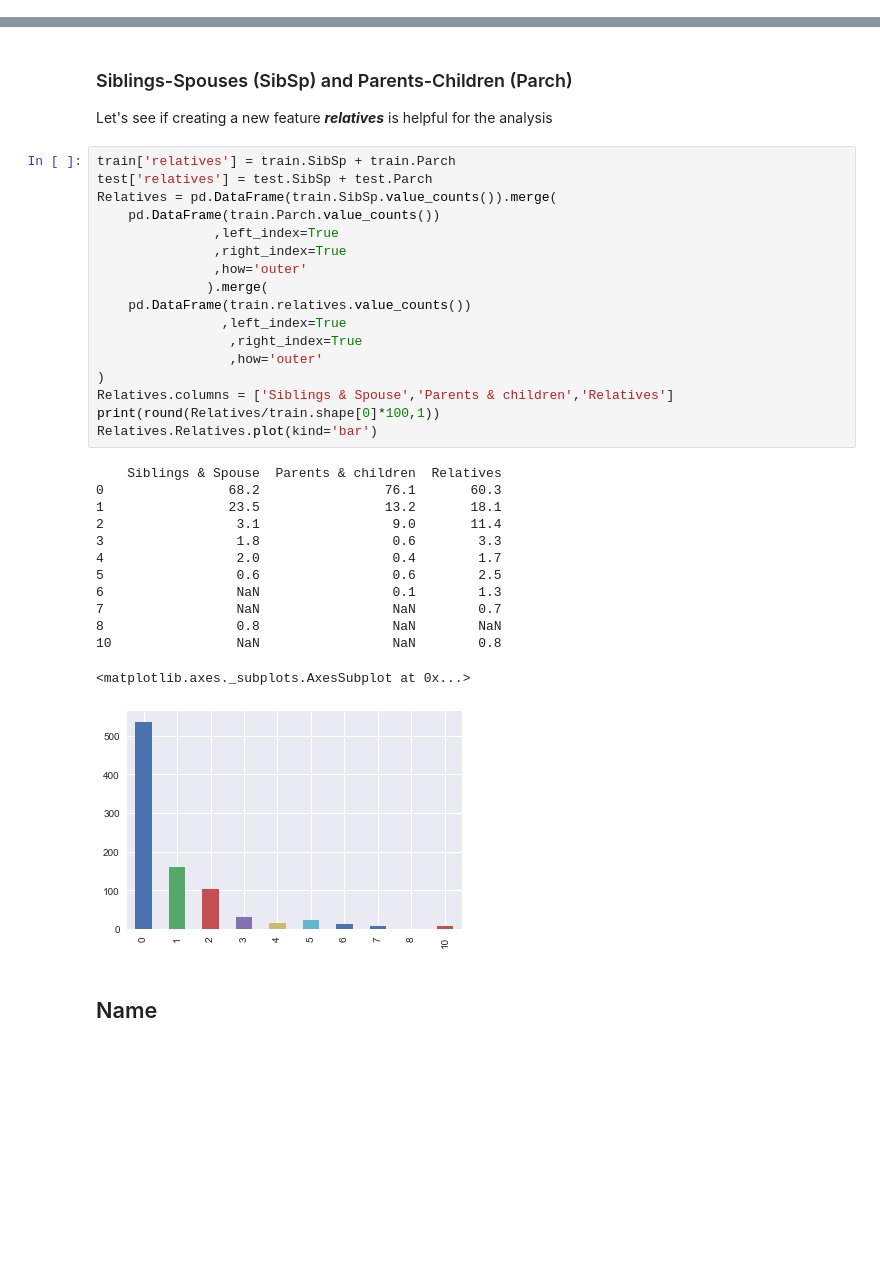
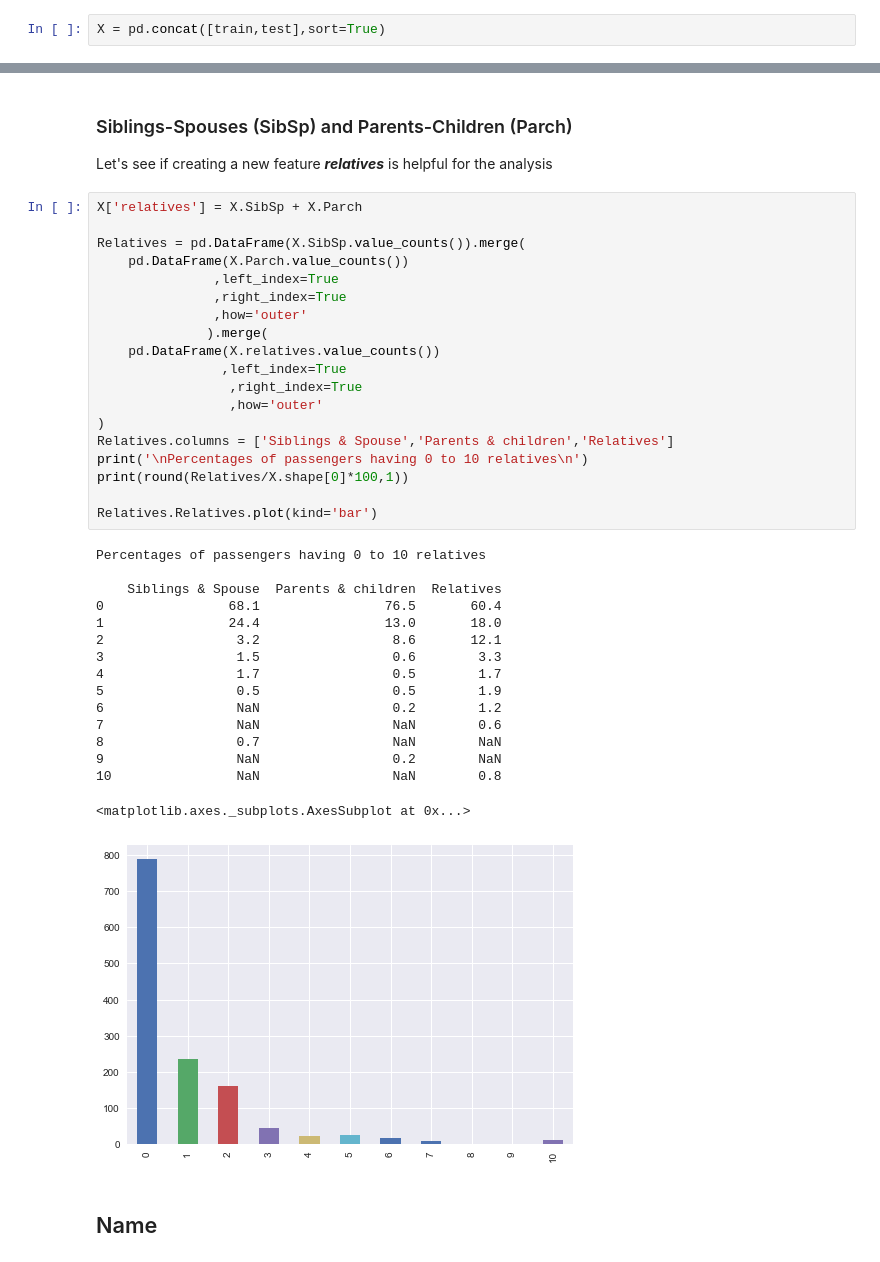
Before and after one commit to EcholotFisher/titanic, a Jupyter notebook: titanic.ipynb, the cells around one changed output, grey strips where cells are left out. Saved outputs shown, nothing was run; the diff lists cells and outputs as text; blank space fills up the shorter version.

```diff
--- a/titanic.ipynb
+++ b/titanic.ipynb
@@ -33,3 +44,5 @@ test = pd.read_csv('data/test.csv')
+# %%
+X = pd.concat([train,test],sort=True)
 # %% [markdown]
 ### Type of data and missings
 # %%
@@ -151,36 +169,41 @@ plt.legend(['Casualties','Survivors'])
 ### Siblings-Spouses (SibSp) and Parents-Children (Parch)
 Let's see if creating a new feature **_relatives_** is helpful for the analysis
 # %%
-train['relatives'] = train.SibSp + train.Parch
-test['relatives'] = test.SibSp + test.Parch
-Relatives = pd.DataFrame(train.SibSp.value_counts()).merge(
-    pd.DataFrame(train.Parch.value_counts())
+X['relatives'] = X.SibSp + X.Parch
+
+Relatives = pd.DataFrame(X.SibSp.value_counts()).merge(
+    pd.DataFrame(X.Parch.value_counts())
                ,left_index=True
                ,right_index=True
                ,how='outer'
               ).merge(
-    pd.DataFrame(train.relatives.value_counts())
+    pd.DataFrame(X.relatives.value_counts())
                 ,left_index=True
                  ,right_index=True
                  ,how='outer'
 )
 Relatives.columns = ['Siblings & Spouse','Parents & children','Relatives']
-print(round(Relatives/train.shape[0]*100,1))
+print('\nPercentages of passengers having 0 to 10 relatives\n')
+print(round(Relatives/X.shape[0]*100,1))
+
 Relatives.Relatives.plot(kind='bar')
 # %% [output]
+Percentages of passengers having 0 to 10 relatives
+
     Siblings & Spouse  Parents & children  Relatives
-0                68.2                76.1       60.3
-1                23.5                13.2       18.1
-2                 3.1                 9.0       11.4
-3                 1.8                 0.6        3.3
-4                 2.0                 0.4        1.7
-5                 0.6                 0.6        2.5
-6                 NaN                 0.1        1.3
-7                 NaN                 NaN        0.7
-8                 0.8                 NaN        NaN
+0                68.1                76.5       60.4
+1                24.4                13.0       18.0
+2                 3.2                 8.6       12.1
+3                 1.5                 0.6        3.3
+4                 1.7                 0.5        1.7
+5                 0.5                 0.5        1.9
+6                 NaN                 0.2        1.2
+7                 NaN                 NaN        0.6
+8                 0.7                 NaN        NaN
+9                 NaN                 0.2        NaN
 10                NaN                 NaN        0.8
 <matplotlib.axes._subplots.AxesSubplot at 0x...>
-[figure, old version]
+[figure, new version]
 # %% [markdown]
 ## Name
 # %% [markdown]
```
Also changed, not shown: parts of 41 cells of this notebook, 1 other file.
